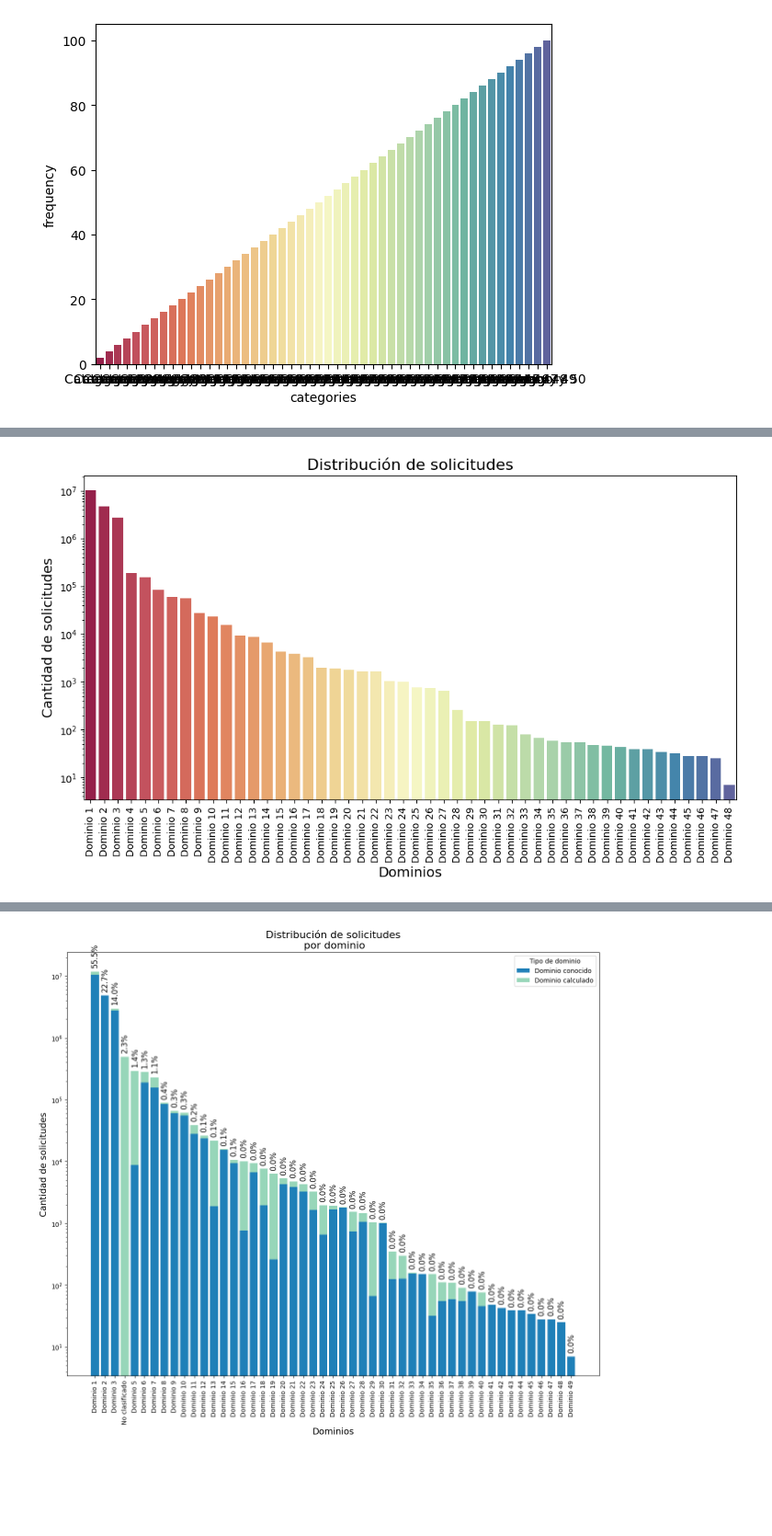
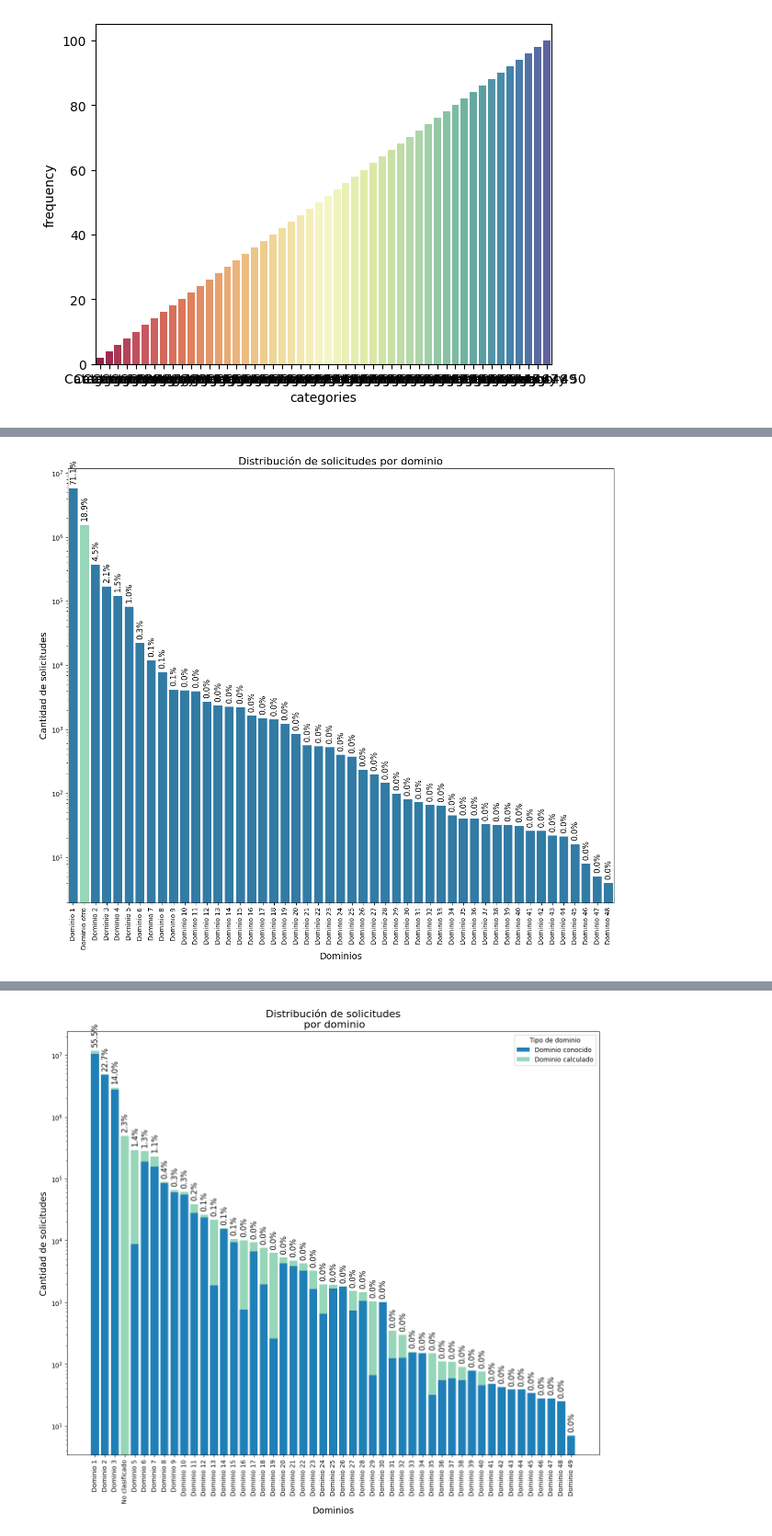
Before and after one commit to mitsiu-carreno/data_science_content, a Jupyter notebook: 4_sem/thesis/s20_final/scripts/graphs.ipynb, the cells around one changed output, grey strips where cells are left out. Shown at 92% size. Saved outputs shown, nothing was run; the diff lists cells and outputs as text; code cells hidden in the pictures; blank space fills up the shorter version.

```diff
--- a/4_sem/thesis/s20_final/scripts/graphs.ipynb
+++ b/4_sem/thesis/s20_final/scripts/graphs.ipynb
@@ -91,28 +247,98 @@ import matplotlib.pyplot as plt
 import pandas as pd
 
 vals = [
-    10424117,
-    4831388,
-    2749524,
+5812121,
+1543472,
+370235,
+168335,
+121492,
+81461,
+22140,
+11953,
+7803,
+4148,
+4038,
+3891,
+2681,
+2348,
+2235,
+2214,
+1615,
+1500,
+1430,
+1215,
+842,
+561,
+545,
+526,
+400,
+372,
+234,
+196,
+145,
+98,
+80,
+72,
+66,
+65,
+45,
+40,
+40,
+33,
+32,
+32,
+31,
+26,
+26,
+22,
+21,
+16,
+8,
+5,
+4,
 ]
 data = {
     'categories': [f'Dominio {i}' for i in range(1, 49)],
     'frequency': vals
 }
 
+data['categories'][1:1]  = ['Dominio otro']
+
 df = pd.DataFrame(data)
 
+#blues = sns.color_palette("Blues", n_colors=7)  # two colors, one for each value
+colors = sns.color_palette("YlGnBu", n_colors=2)
 
 # Plot using the palette
-plt.figure(figsize=(12, 6))
-sns.barplot(x='categories', y='frequency', data=df, palette="Spectral")
+#plt.figure(figsize=(12, 6))
+plt.figure(figsize=(15, 12))
+ax = sns.barplot(x='categories', y='frequency', data=df, color=colors[1])
+
+ax.patches[1].set_facecolor(colors[0])  # Change color of the second bar
+
+# Calculate the total sum of all values across both 'type1' and 'type2'
+total_sum = df['frequency'].sum()
+
+
+# Add percentages above each bar
+for i in range(len(df)):
+    # The height of the first stack bar (type1) and the second stack bar (type2)
+    total_height = df['frequency'][i]
+
+    # Calculate percentages
+    perc = (df['frequency'][i] / total_sum) * 100
+
+    # Place the text above the stacked bars
+    plt.text(i, total_height + 0.15 * total_height, f'{perc:.1f}%',
+             ha='center', va='bottom', fontsize=12, rotation=90)
 
 plt.yscale('log')
 
 # Customize plot
-plt.title('Distribución de solicitudes', fontsize=16)
+plt.title('Distribución de solicitudes por dominio', fontsize=16)
 plt.xlabel('Dominios', fontsize=14)
 plt.ylabel('Cantidad de solicitudes', fontsize=14)
 plt.xticks(rotation=90)
-plt.show()
+#plt.show()
+plt.savefig('2-domain_dist.png', bbox_inches='tight')
 # %% [output]
@@ -122,4 +345,4 @@ Passing `palette` without assigning `hue` is deprecated and will be removed in v
-[figure, old version]
+[figure, new version]
 # %%
 # Calculate total count
 total_count = df['frequency'].sum()
```
Also changed, not shown: parts of 6 cells of this notebook, 11 other files.
